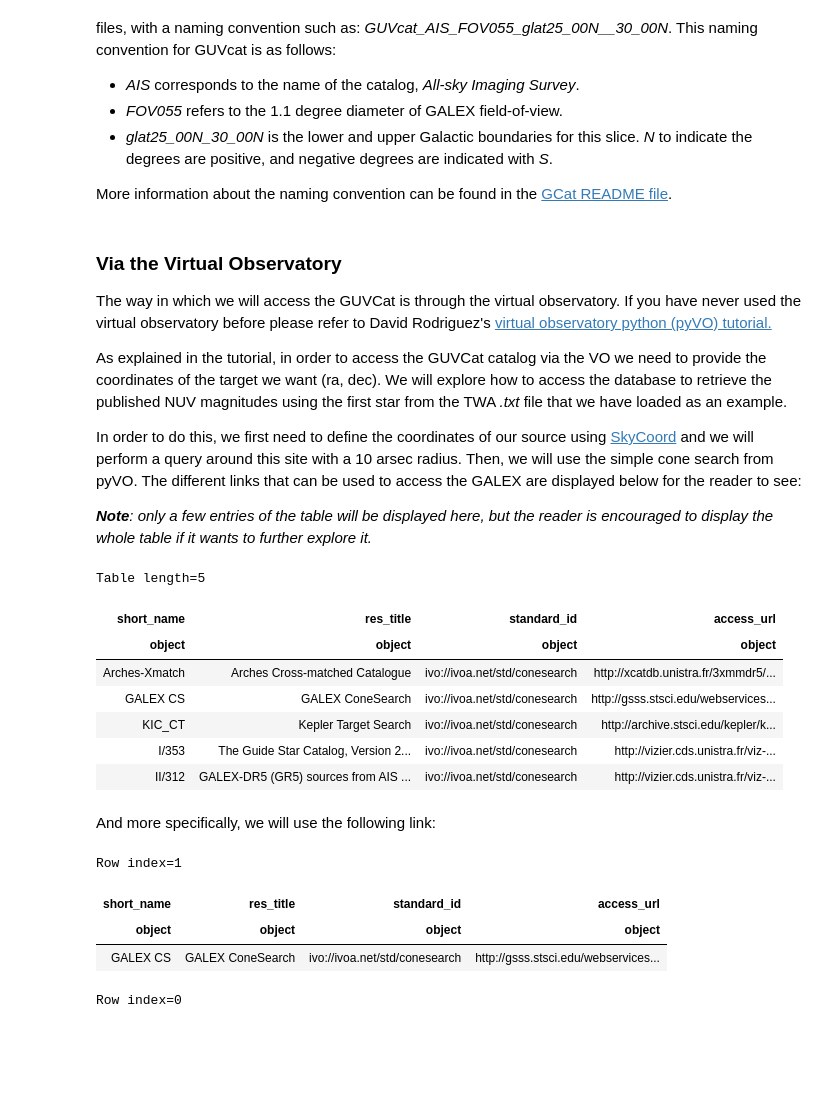
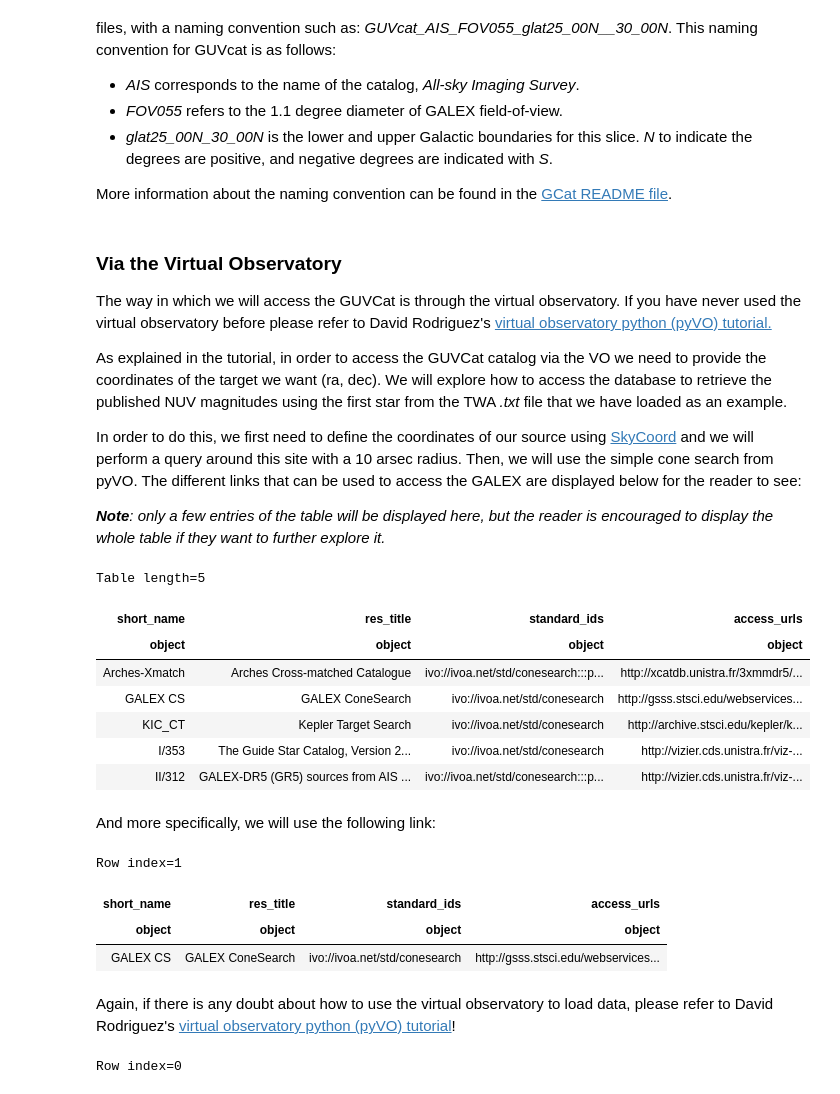
Before and after one commit to ScienceBetter/notebooks-stsci, a Jupyter notebook: UV_excess_in_low_mass_stars/UV_excess_in_low_mass_stars.ipynb, the cells around one changed output. Saved outputs shown, nothing was run; the diff lists cells and outputs as text; code cells hidden in the pictures; blank space fills up the shorter version.

Commit message:
Updated old version of tutorial

```diff
--- a/UV_excess_in_low_mass_stars/UV_excess_in_low_mass_stars.ipynb
+++ b/UV_excess_in_low_mass_stars/UV_excess_in_low_mass_stars.ipynb
@@ -130,28 +132,30 @@ As explained in the tutorial, in order to access the GUVCat catalog via the VO w
 
 In order to do this, we first need to define the coordinates of our source using [SkyCoord](https://docs.astropy.org/en/stable/api/astropy.coordinates.SkyCoord.html) and we will perform a query around this site with a 10 arsec radius. Then, we will use the simple cone search from pyVO. The different links that can be used to access the GALEX are displayed below for the reader to see:
 
-_**Note**: only a few entries of the table will be displayed here, but the reader is encouraged to display the whole table if it wants to further explore it._
+_**Note**: only a few entries of the table will be displayed here, but the reader is encouraged to display the whole table if they want to further explore it._
 # %%
 services = vo.registry.search(keywords=['galex'], servicetype='conesearch')
-services.to_table()['short_name','res_title','standard_id','access_url'][0:5]
+services.to_table()['short_name','res_title','standard_ids','access_urls'][0:5]
 # %% [output]
 Table length=5
-| short_name | res_title | standard_id | access_url |
+| short_name | res_title | standard_ids | access_urls |
 | object | object | object | object |
-| Arches-Xmatch | Arches Cross-matched Catalogue | ivo://ivoa.net/std/conesearch | http://xcatdb.unistra.fr/3xmmdr5/... |
+| Arches-Xmatch | Arches Cross-matched Catalogue | ivo://ivoa.net/std/conesearch:::p... | http://xcatdb.unistra.fr/3xmmdr5/... |
 | GALEX CS | GALEX ConeSearch | ivo://ivoa.net/std/conesearch | http://gsss.stsci.edu/webservices... |
 | KIC_CT | Kepler Target Search | ivo://ivoa.net/std/conesearch | http://archive.stsci.edu/kepler/k... |
 | I/353 | The Guide Star Catalog, Version 2... | ivo://ivoa.net/std/conesearch | http://vizier.cds.unistra.fr/viz-... |
-| II/312 | GALEX-DR5 (GR5) sources from AIS ... | ivo://ivoa.net/std/conesearch | http://vizier.cds.unistra.fr/viz-... |
+| II/312 | GALEX-DR5 (GR5) sources from AIS ... | ivo://ivoa.net/std/conesearch:::p... | http://vizier.cds.unistra.fr/viz-... |
 # %% [markdown]
 And more specifically, we will use the following link:
 # %%
-services.to_table()['short_name','res_title','standard_id','access_url'][1]
+services.to_table()['short_name','res_title','standard_ids','access_urls'][1]
 # %% [output]
 Row index=1
-| short_name | res_title | standard_id | access_url |
+| short_name | res_title | standard_ids | access_urls |
 | object | object | object | object |
 | GALEX CS | GALEX ConeSearch | ivo://ivoa.net/std/conesearch | http://gsss.stsci.edu/webservices... |
+# %% [markdown]
+Again, if there is any doubt about how to use the virtual observatory to load data, please refer to David Rodriguez's <a href="https://gist.github.com/dr-rodriguez/32aa944706beee299360aa700b375baa">virtual observatory python (pyVO) tutorial</a>! <br>
 # %%
 pos = coord.SkyCoord(ra=ra_TWA[0], dec=dec_TWA[0], unit='deg',frame='icrs')
 size = u.Quantity(10, unit="arcsec")
```
Also changed, not shown: parts of 7 cells of this notebook, 3 other files.
